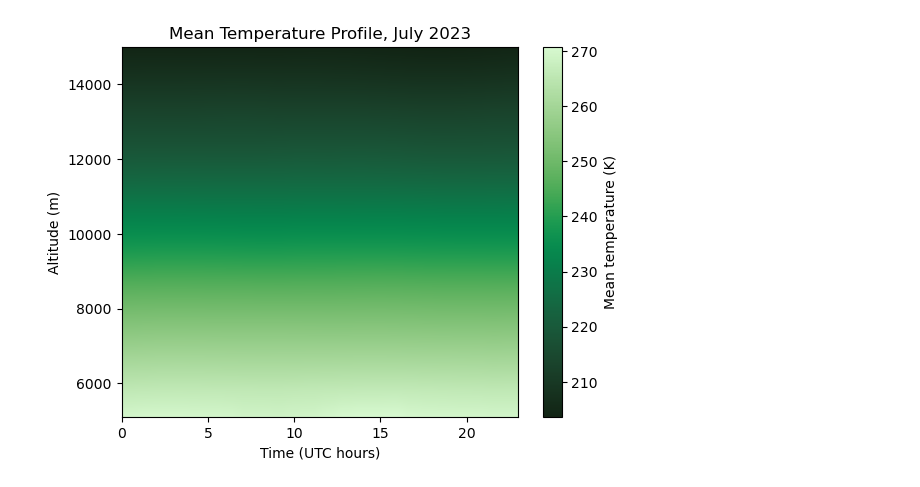
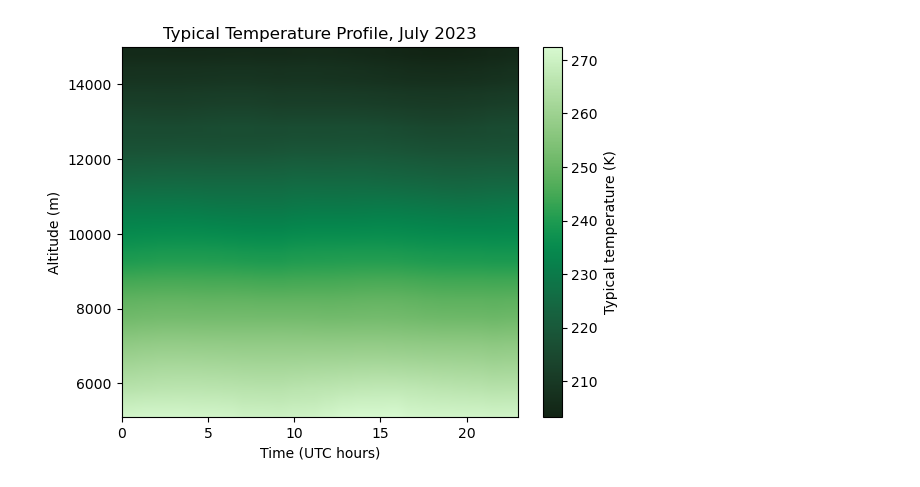
Before and after one commit to 1cosmologist/atmo3, a Jupyter notebook: examples/visualize_calibration.ipynb, the cells around one changed output. Saved outputs shown, nothing was run; the diff lists cells and outputs as text; code cells hidden in the pictures.

```diff
--- a/examples/visualize_calibration.ipynb
+++ b/examples/visualize_calibration.ipynb
@@ -31,14 +31,14 @@ plt.show()
 # %%
-mean_ta_profile = np.load('mean_ta_profiles_2023_07.npz')['mean_profiles']
+mean_ta_profile = np.load('mean_ta_profiles_2023_07.npz')['typical_profiles']
 altitude = np.load('mean_ta_profiles_2023_07.npz')['alt_grid']
 # %%
 plt.imshow(mean_ta_profile.T, aspect='auto', cmap=cmo.cm.algae_r,
     extent=(0, 23, altitude[0], altitude[-1]),
     origin='lower')
 plt.xlabel('Time (UTC hours)')
 plt.ylabel('Altitude (m)')
-plt.colorbar(label='Mean temperature (K)')
-plt.title('Mean Temperature Profile, July 2023')
+plt.colorbar(label='Typical temperature (K)')
+plt.title('Typical Temperature Profile, July 2023')
 plt.show()
 # %% [output]
-[figure, old version]
+[figure, new version]
```
Also changed, not shown: parts of 3 cells of this notebook, 14 other files.
